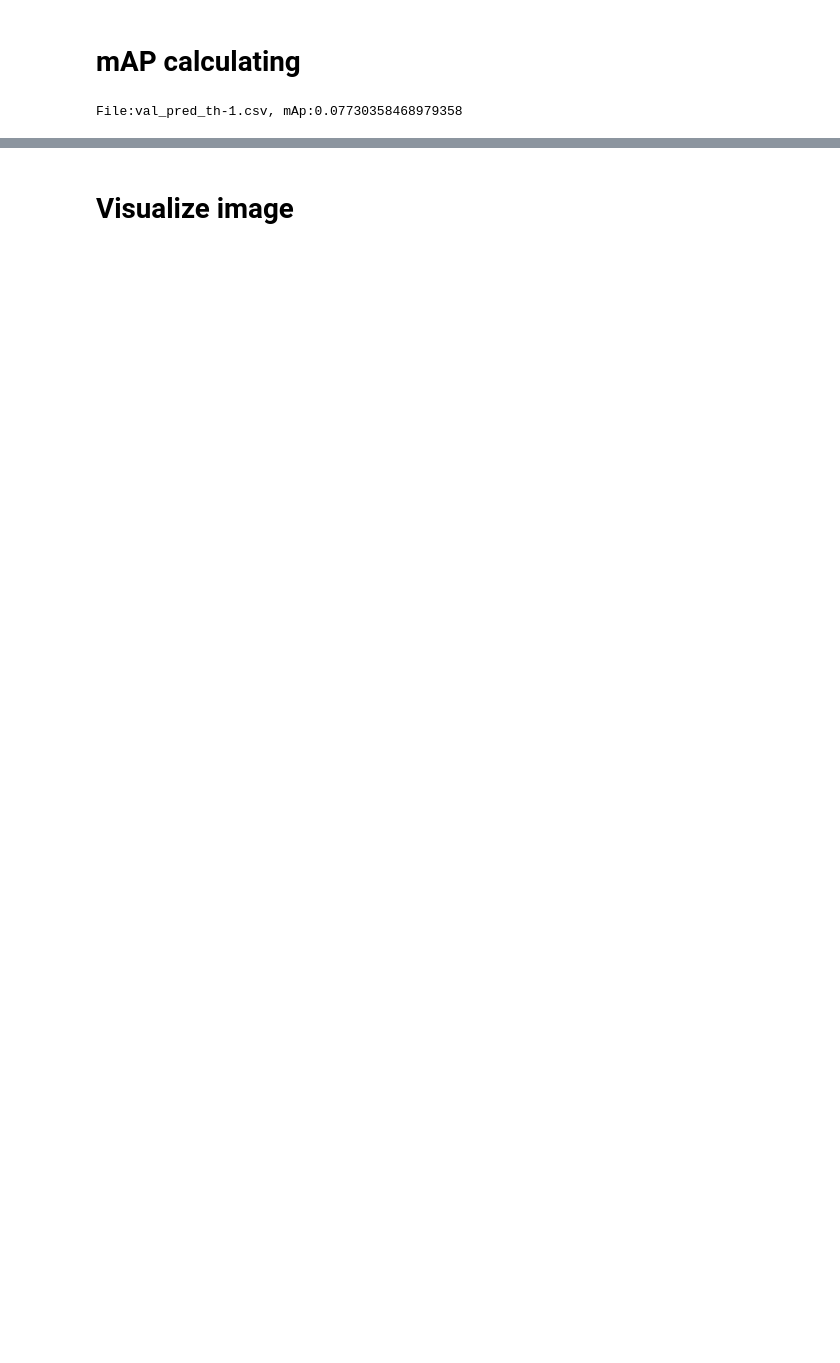
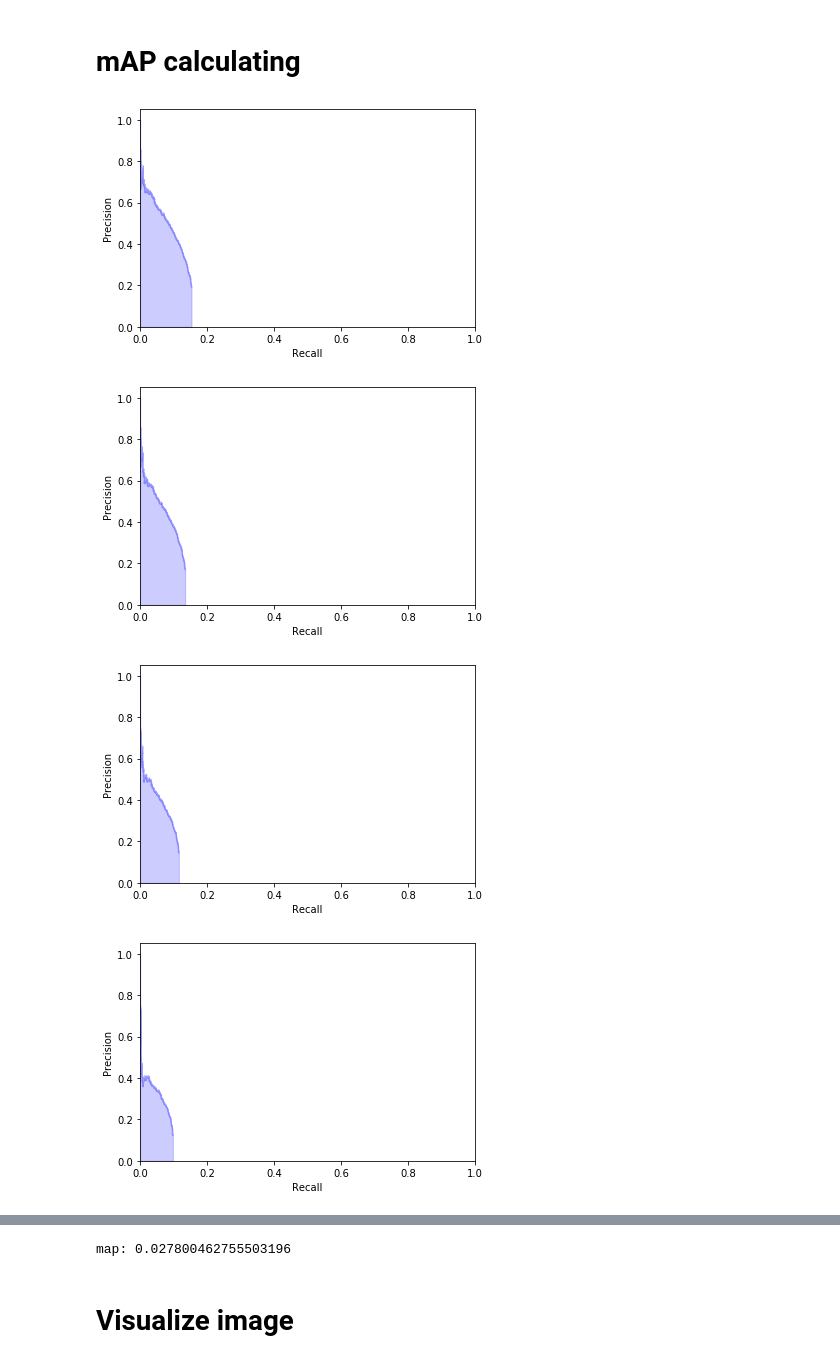
Before and after one commit to ccchang1023/ADAS_Pose_Estimation, a Jupyter notebook: Data_visualization.ipynb, the cells around one changed output, grey strips where cells are left out. Saved outputs shown, nothing was run; the diff lists cells and outputs as text; code cells hidden in the pictures; blank space fills up the shorter version.

```diff
--- a/Data_visualization.ipynb
+++ b/Data_visualization.ipynb
@@ -217,7 +161,7 @@ from math import sqrt, acos, pi, sin, cos
 from scipy.spatial.transform import Rotation as R
 from sklearn.metrics import average_precision_score
 from sklearn.metrics import precision_recall_curve
-# from inspect import signature
+from inspect import signature
 import matplotlib.pyplot as plt
 from multiprocessing import Pool
 
@@ -289,11 +233,10 @@ def print_pr_curve(result_flg, scores, recall_total=1):
     plt.xlim([0.0, 1.0])
     plt.show()
 
-
-###TP,FP calculating
 thres_tr_list = [0.1, 0.09, 0.08, 0.07, 0.06, 0.05, 0.04, 0.03, 0.02, 0.01]
 thres_ro_list = [50, 45, 40, 35, 30, 25, 20, 15, 10, 5]
-def check_match(idx,train_df,valid_df):
+
+def check_match(idx):
     keep_gt=False
     thre_tr_dist = thres_tr_list[idx]
     thre_ro_dist = thres_ro_list[idx]
@@ -353,21 +296,47 @@ def calculate_mAp(val_file_name):
     mAp = np.mean(ap_list)
 #     print('map:', map)
     return mAp
-# %%
-val_root = './tmp_val_files_effb0'
-for file_name in os.listdir(val_root):
-    if file_name.find('val')==-1:
-        continue
-    mAp = calculate_mAp("{}/{}".format(val_root,file_name))
-    print("File:{}, mAp:{}".format(file_name,mAp))
-
-# File:val_pred_th-0.05.csv, mAp:0.08649828065365775
-# File:val_pred_th-0.1.csv, mAp:0.08747285847558277
-# File:val_pred_th-0.15.csv, mAp:0.08800964404151594
-# File:val_pred_th-0.2.csv, mAp:0.0892720989062064
-# File:val_pred_th-0.25.csv, mAp:0.090172810018739
-# File:val_pred_th-0.3.csv, mAp:0.09107042738930553
-# File:val_pred_th-1.csv, mAp:0.0996630598935023
-# File:val_pred_th0.csv, mAp:0.08567564132050562
-# %% [output]
-File:val_pred_th-1.csv, mAp:0.07730358468979358
+# %%
+valid_df = pd.read_csv("val_pred_th0.35.csv")
+expanded_valid_df = expand_df(valid_df, ['pitch','yaw','roll','x','y','z','Score'])
+valid_df = valid_df.fillna('')
+train_df = pd.read_csv('./dataset/train_remove.csv')
+train_df = train_df[train_df.ImageId.isin(valid_df.ImageId.unique())]
+# data description page says, The pose information is formatted as
+# model type, yaw, pitch, roll, x, y, z
+# but it doesn't, and it should be
+# model type, pitch, yaw, roll, x, y, z
+expanded_train_df = expand_df(train_df, ['model_type','pitch','yaw','roll','x','y','z'])
+max_workers = 10
+n_gt = len(expanded_train_df)
+ap_list = []
+p = Pool(processes=max_workers)
+for result_flg, scores in p.imap(check_match, range(10)):
+    if np.sum(result_flg) > 0:
+        n_tp = np.sum(result_flg)
+        recall = n_tp/n_gt
+
+        ###Get into it later
+        score = np.random.rand(len(result_flg))
+
+        ap = average_precision_score(result_flg, scores)*recall
+        print_pr_curve(result_flg, scores, recall)
+    else:
+        ap = 0
+    ap_list.append(ap)
+map = np.mean(ap_list)
+print('map:', map)
+
+
+
+# val_root = './test_mAp'
+# for file_name in os.listdir(val_root):
+#     if file_name.find('val')==-1:
+#         continue
+#     mAp = calculate_mAp("{}/{}".format(val_root,file_name))
+#     print("File:{}, mAp:{}".format(file_name,mAp))
+# %% [output]
+[figure, added]
+[figure, added]
+[figure, added]
+[figure, added]
@@ -374,3 +349,4 @@ File:val_pred_th-1.csv, mAp:0.07730358468979358
+map: 0.027800462755503196
 # %% [markdown]
 # Visualize image
 # %%
```
Also changed, not shown: parts of 10 cells of this notebook, 2 other files.
